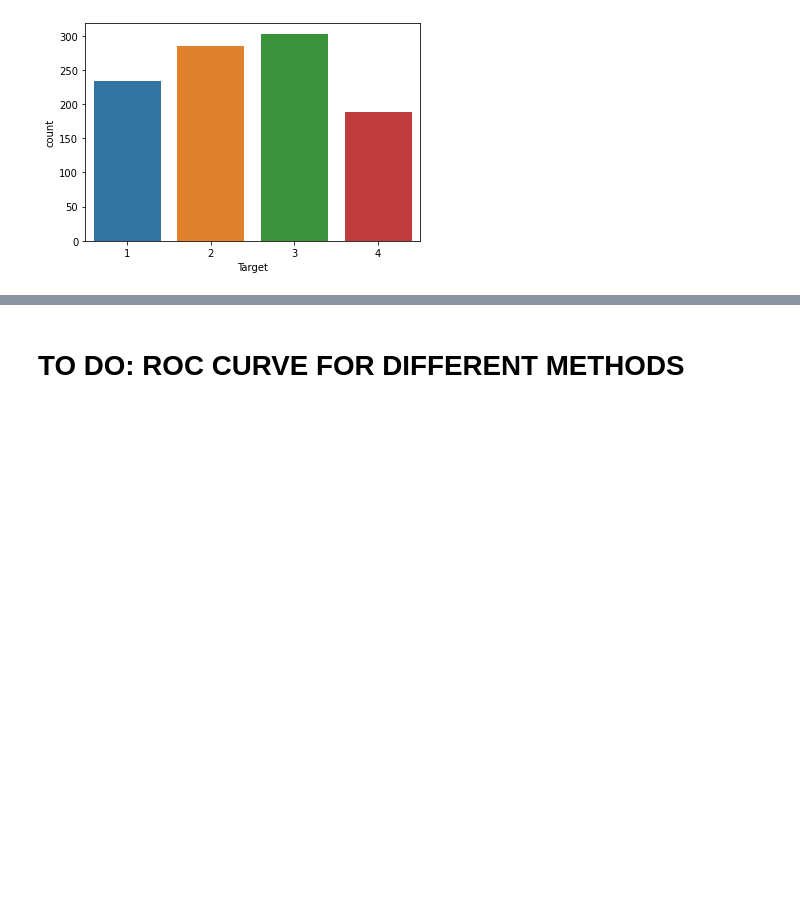
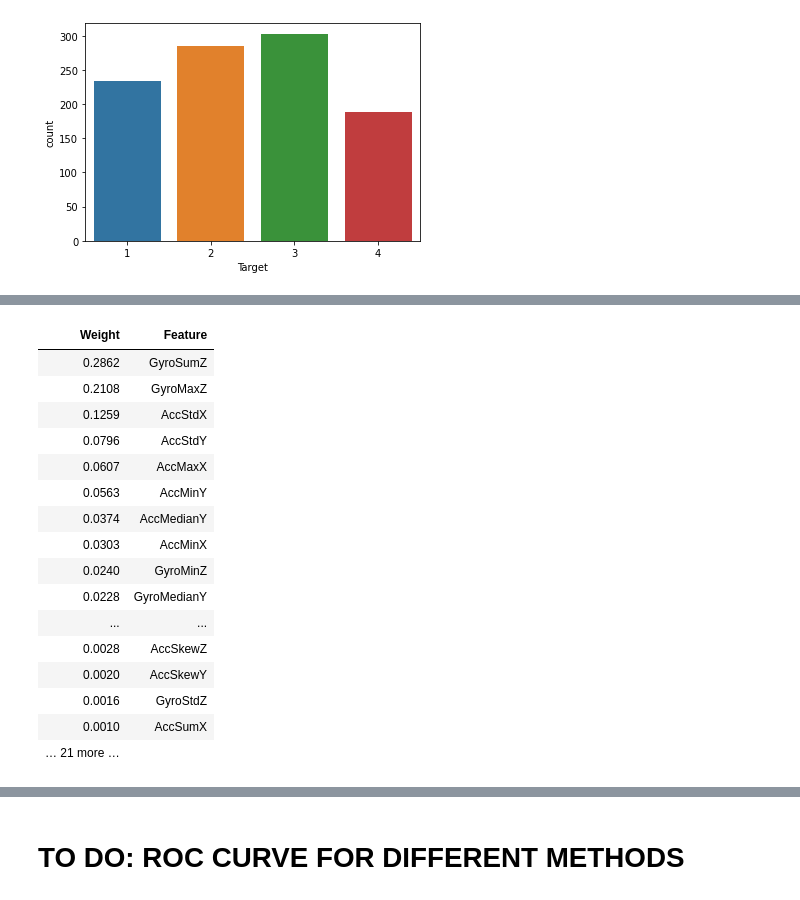
Before and after one commit to monikachudyba/MachineLearningProjects, a Jupyter notebook: Driving Behavior Dataset.ipynb, the cells around one changed output, grey strips where cells are left out. Cells and saved outputs as stored; diff of their text form; code cells hidden in the pictures; blank space fills up the shorter version.

```diff
--- a/Driving Behavior Dataset.ipynb
+++ b/Driving Behavior Dataset.ipynb
@@ -663,0 +701,21 @@ TO DO: XGBOOST (DAY 5)
+# %%
+feats = list(X_train.columns)
+eli5.show_weights(xgb_classifier, feature_names=feats)
+# %% [output]
+| Weight | Feature |
+| 0.2862 | GyroSumZ |
+| 0.2108 | GyroMaxZ |
+| 0.1259 | AccStdX |
+| 0.0796 | AccStdY |
+| 0.0607 | AccMaxX |
+| 0.0563 | AccMinY |
+| 0.0374 | AccMedianY |
+| 0.0303 | AccMinX |
+| 0.0240 | GyroMinZ |
+| 0.0228 | GyroMedianY |
+| ... | ... |
+| 0.0028 | AccSkewZ |
+| 0.0020 | AccSkewY |
+| 0.0016 | GyroStdZ |
+| 0.0010 | AccSumX |
+| … 21 more … |  |
```
Also changed, not shown: parts of 11 cells of this notebook.
